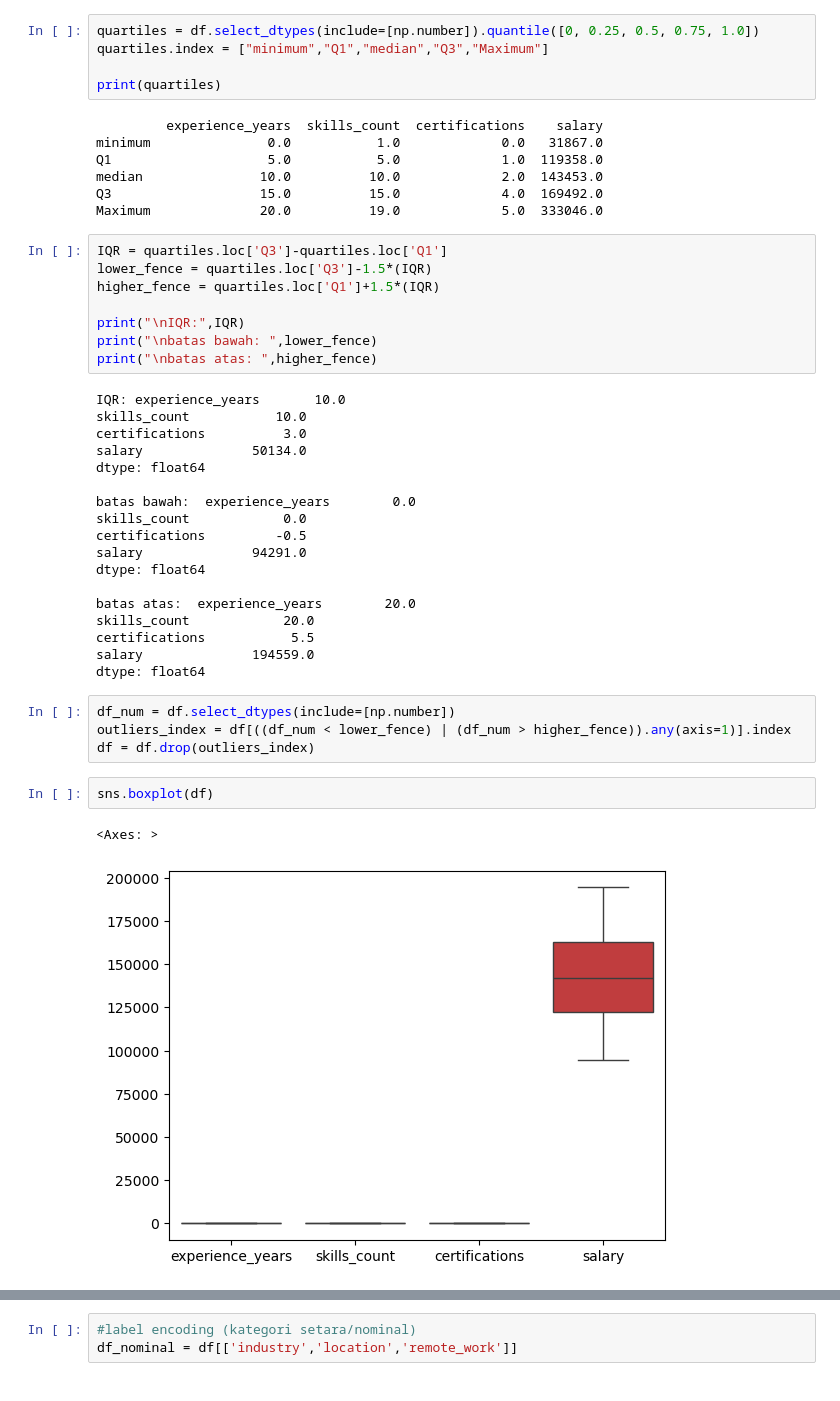
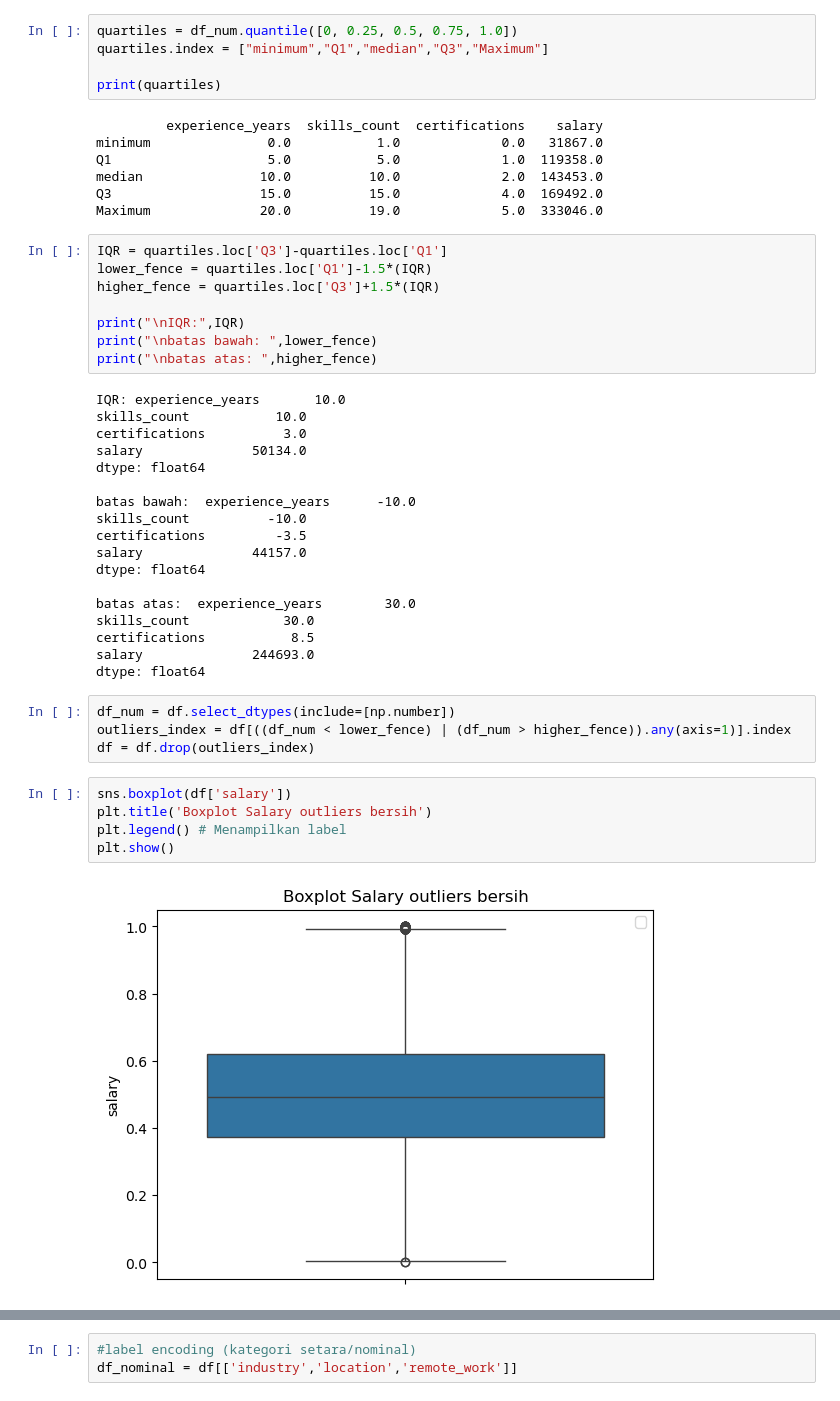
Before and after one commit to HafidzAfrieno/Data-Cleaning-Project, a Jupyter notebook: job_salary_cleaning.ipynb, the cells around one changed output, grey strips where cells are left out. Drawn from its saved outputs; the diff is of its cells as text.

```diff
--- a/job_salary_cleaning.ipynb
+++ b/job_salary_cleaning.ipynb
@@ -73,7 +73,7 @@ sns.boxplot(df_num['salary'])
 <Axes: ylabel='salary'>
 [figure]
 # %%
-quartiles = df.select_dtypes(include=[np.number]).quantile([0, 0.25, 0.5, 0.75, 1.0])
+quartiles = df_num.quantile([0, 0.25, 0.5, 0.75, 1.0])
 quartiles.index = ["minimum","Q1","median","Q3","Maximum"]
 
 print(quartiles)
@@ -86,8 +86,8 @@ Q3                   15.0          15.0             4.0  169492.0
 Maximum              20.0          19.0             5.0  333046.0
 # %%
 IQR = quartiles.loc['Q3']-quartiles.loc['Q1']
-lower_fence = quartiles.loc['Q3']-1.5*(IQR)
-higher_fence = quartiles.loc['Q1']+1.5*(IQR)
+lower_fence = quartiles.loc['Q1']-1.5*(IQR)
+higher_fence = quartiles.loc['Q3']+1.5*(IQR)
 
 print("\nIQR:",IQR)
 print("\nbatas bawah: ",lower_fence)
@@ -99,23 +99,25 @@ certifications          3.0
 salary              50134.0
 dtype: float64
 
-batas bawah:  experience_years        0.0
-skills_count            0.0
-certifications         -0.5
-salary              94291.0
+batas bawah:  experience_years      -10.0
+skills_count          -10.0
+certifications         -3.5
+salary              44157.0
 dtype: float64
 
-batas atas:  experience_years        20.0
-skills_count            20.0
-certifications           5.5
-salary              194559.0
+batas atas:  experience_years        30.0
+skills_count            30.0
+certifications           8.5
+salary              244693.0
 dtype: float64
 # %%
 df_num = df.select_dtypes(include=[np.number])
 outliers_index = df[((df_num < lower_fence) | (df_num > higher_fence)).any(axis=1)].index
 df = df.drop(outliers_index)
 # %%
-sns.boxplot(df)
+sns.boxplot(df['salary'])
+plt.title('Boxplot Salary outliers bersih')
+plt.legend() # Menampilkan label
+plt.show()
 # %% [output]
-<Axes: >
-[figure, old version]
+[figure, new version]
```
Also changed, not shown: parts of 8 cells of this notebook, 1 other file.
